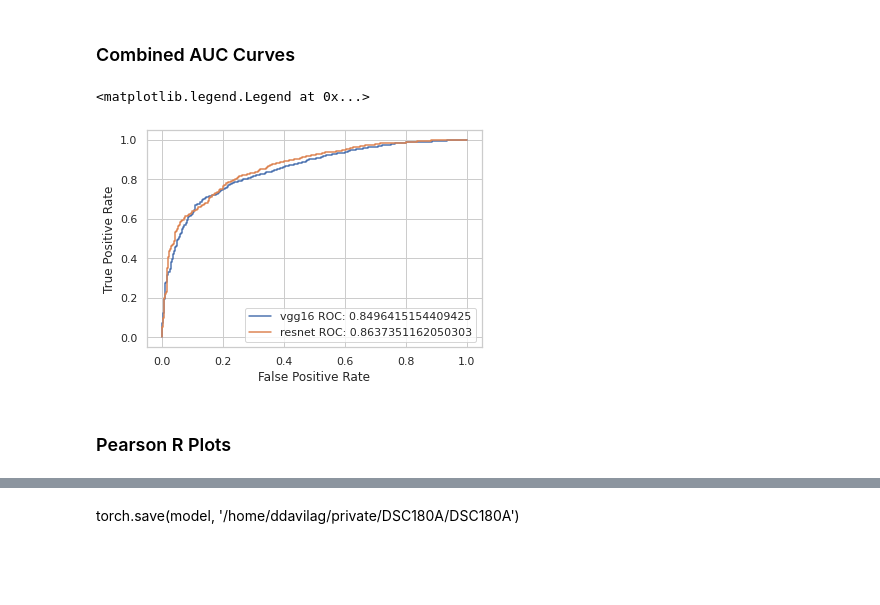
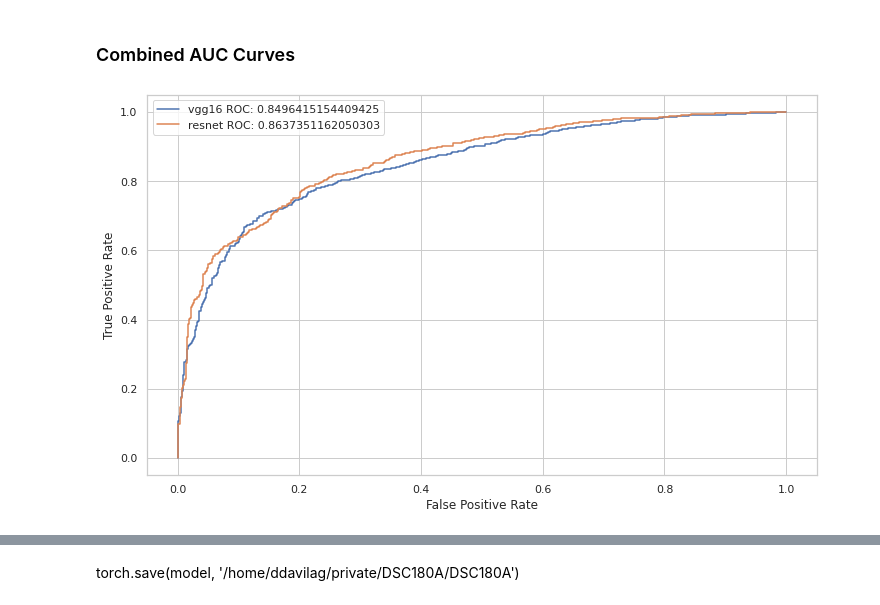
Before and after one commit to ddav118/DSC180A, a Jupyter notebook: Final.ipynb, the cells around one changed output, grey strips where cells are left out. Drawn from its saved outputs; the diff is of its cells as text; code cells hidden in the pictures; blank space fills up the shorter version.

```diff
--- a/Final.ipynb
+++ b/Final.ipynb
@@ -541,11 +555,10 @@ def plot_roc_curve(true_y, y_prob):
     plt.ylabel('True Positive Rate')
     return roc_auc_score(true_y, y_prob)
 # %%
+plt.figure(figsize = (12,7))
 aucVGG = plot_roc_curve(hearts2,preds2)
 aucRes = plot_roc_curve(hearts,preds)
 plt.gca().legend((f'vgg16 ROC: {aucVGG}',f'resnet ROC: {aucRes}'))
+plt.show()
 # %% [output]
-<matplotlib.legend.Legend at 0x...>
-[figure, old version]
+[figure, new version]
-# %% [markdown]
-### Pearson R Plots
```
Also changed, not shown: parts of 23 cells of this notebook.
